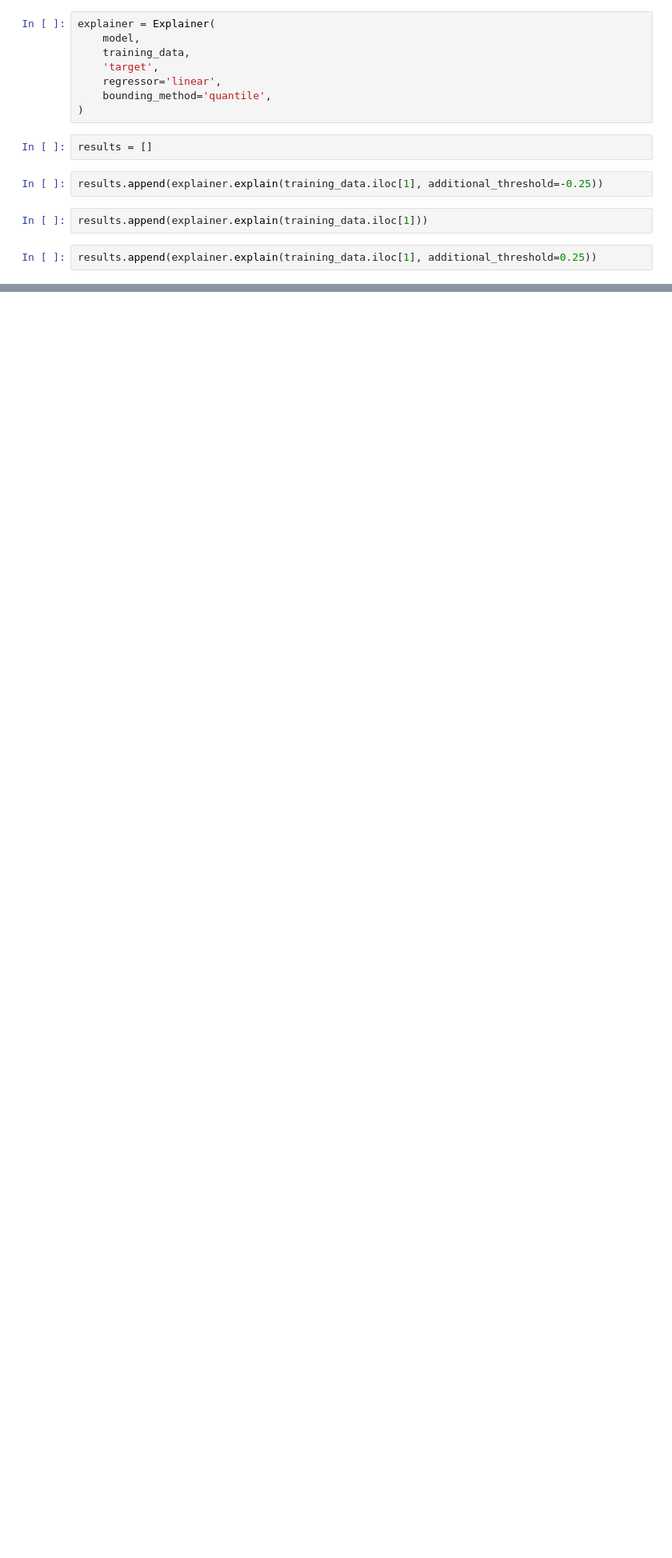
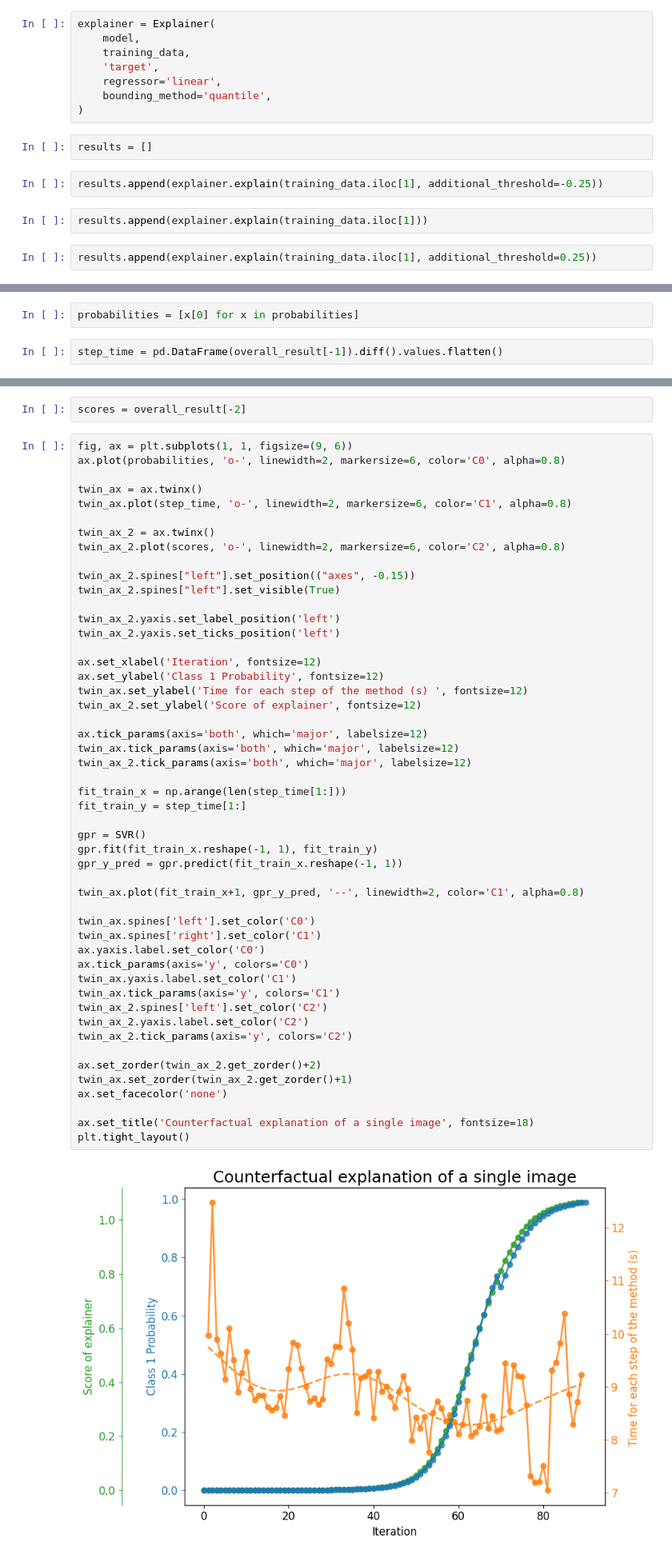
Before and after one commit to JoshanParmar/TuneableCounterfactuals, a Jupyter notebook: evaluations/mnist/qualitative_evaluations.ipynb, the cells around one changed output, grey strips where cells are left out. Shown at 80% size. Saved outputs shown, nothing was run; the diff lists cells and outputs as text; blank space fills up the shorter version.

```diff
--- a/evaluations/mnist/qualitative_evaluations.ipynb
+++ b/evaluations/mnist/qualitative_evaluations.ipynb
@@ -88,0 +194,4 @@ plt.show()
+# %%
+probabilities = [x[0] for x in probabilities]
+# %%
+step_time = pd.DataFrame(overall_result[-1]).diff().values.flatten()
@@ -88,0 +219,54 @@ plt.show()
+# %%
+scores = overall_result[-2]
+# %%
+fig, ax = plt.subplots(1, 1, figsize=(9, 6))
+ax.plot(probabilities, 'o-', linewidth=2, markersize=6, color='C0', alpha=0.8)
+
+twin_ax = ax.twinx()
+twin_ax.plot(step_time, 'o-', linewidth=2, markersize=6, color='C1', alpha=0.8)
+
+twin_ax_2 = ax.twinx()
+twin_ax_2.plot(scores, 'o-', linewidth=2, markersize=6, color='C2', alpha=0.8)
+
+twin_ax_2.spines["left"].set_position(("axes", -0.15))
+twin_ax_2.spines["left"].set_visible(True)
+
+twin_ax_2.yaxis.set_label_position('left')
+twin_ax_2.yaxis.set_ticks_position('left')
+
+ax.set_xlabel('Iteration', fontsize=12)
+ax.set_ylabel('Class 1 Probability', fontsize=12)
+twin_ax.set_ylabel('Time for each step of the method (s) ', fontsize=12)
+twin_ax_2.set_ylabel('Score of explainer', fontsize=12)
+
+ax.tick_params(axis='both', which='major', labelsize=12)
+twin_ax.tick_params(axis='both', which='major', labelsize=12)
+twin_ax_2.tick_params(axis='both', which='major', labelsize=12)
+
+fit_train_x = np.arange(len(step_time[1:]))
+fit_train_y = step_time[1:]
+
+gpr = SVR()
+gpr.fit(fit_train_x.reshape(-1, 1), fit_train_y)
+gpr_y_pred = gpr.predict(fit_train_x.reshape(-1, 1))
+
+twin_ax.plot(fit_train_x+1, gpr_y_pred, '--', linewidth=2, color='C1', alpha=0.8)
+
+twin_ax.spines['left'].set_color('C0')
+twin_ax.spines['right'].set_color('C1')
+ax.yaxis.label.set_color('C0')
+ax.tick_params(axis='y', colors='C0')
+twin_ax.yaxis.label.set_color('C1')
+twin_ax.tick_params(axis='y', colors='C1')
+twin_ax_2.spines['left'].set_color('C2')
+twin_ax_2.yaxis.label.set_color('C2')
+twin_ax_2.tick_params(axis='y', colors='C2')
+
+ax.set_zorder(twin_ax_2.get_zorder()+2)
+twin_ax.set_zorder(twin_ax_2.get_zorder()+1)
+ax.set_facecolor('none')
+
+ax.set_title('Counterfactual explanation of a single image', fontsize=18)
+plt.tight_layout()
+# %% [output]
+[figure, added]
```
Also changed, not shown: parts of 11 cells of this notebook, 44 other files.
